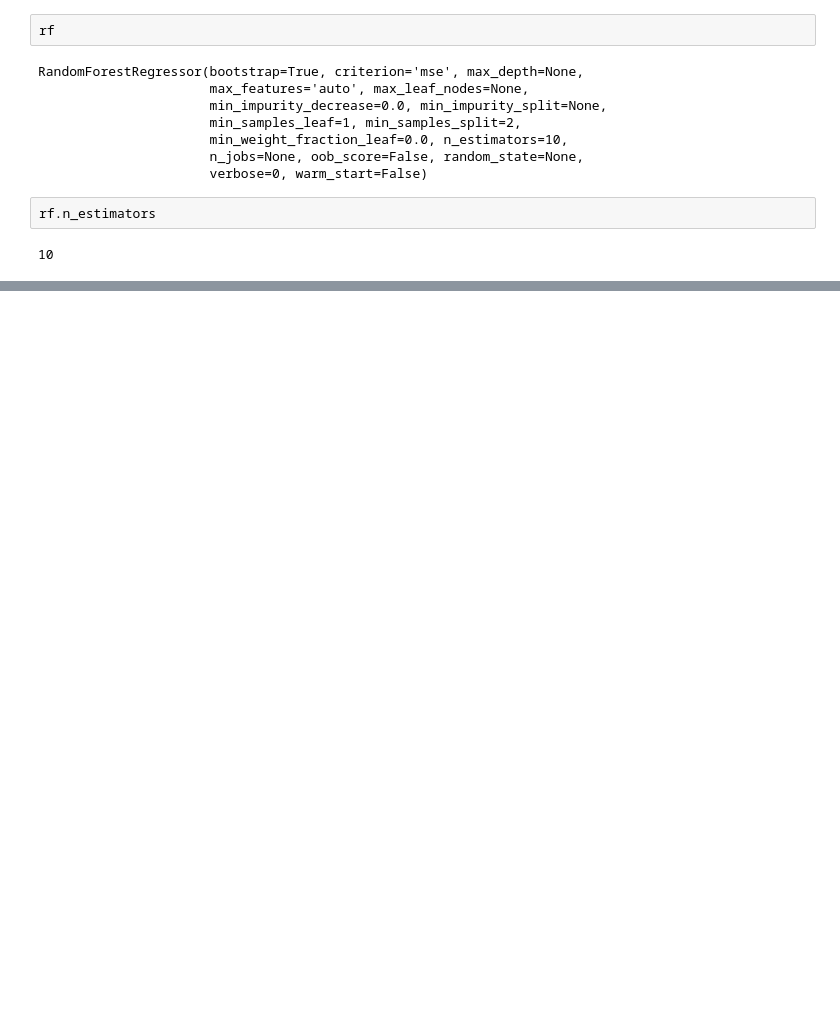
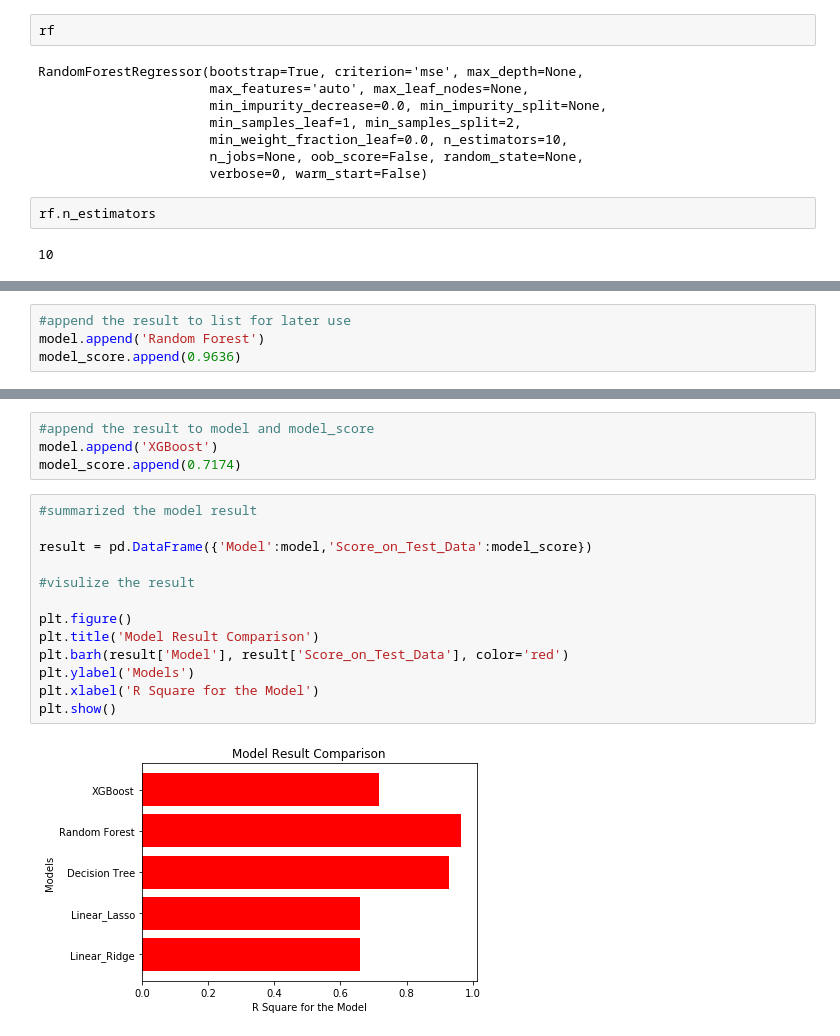
Before and after one commit to terrancexia/Walmart-Store-Sales-Forecast, a Jupyter notebook: Walmart Store Sales Forecast .ipynb, the cells around one changed output, grey strips where cells are left out. Drawn from its saved outputs; the diff is of its cells as text; blank space fills up the shorter version.

```diff
--- a/Walmart Store Sales Forecast .ipynb
+++ b/Walmart Store Sales Forecast .ipynb
@@ -863,0 +904,4 @@ rf.n_estimators
+# %%
+#append the result to list for later use
+model.append('Random Forest')
+model_score.append(0.9636)
@@ -863,0 +923,19 @@ rf.n_estimators
+# %%
+#append the result to model and model_score
+model.append('XGBoost')
+model_score.append(0.7174)
+# %%
+#summarized the model result
+
+result = pd.DataFrame({'Model':model,'Score_on_Test_Data':model_score})
+
+#visulize the result
+
+plt.figure()
+plt.title('Model Result Comparison')
+plt.barh(result['Model'], result['Score_on_Test_Data'], color='red')
+plt.ylabel('Models')
+plt.xlabel('R Square for the Model')
+plt.show()
+# %% [output]
+[figure, added]
```
Also changed, not shown: parts of 23 cells of this notebook.
